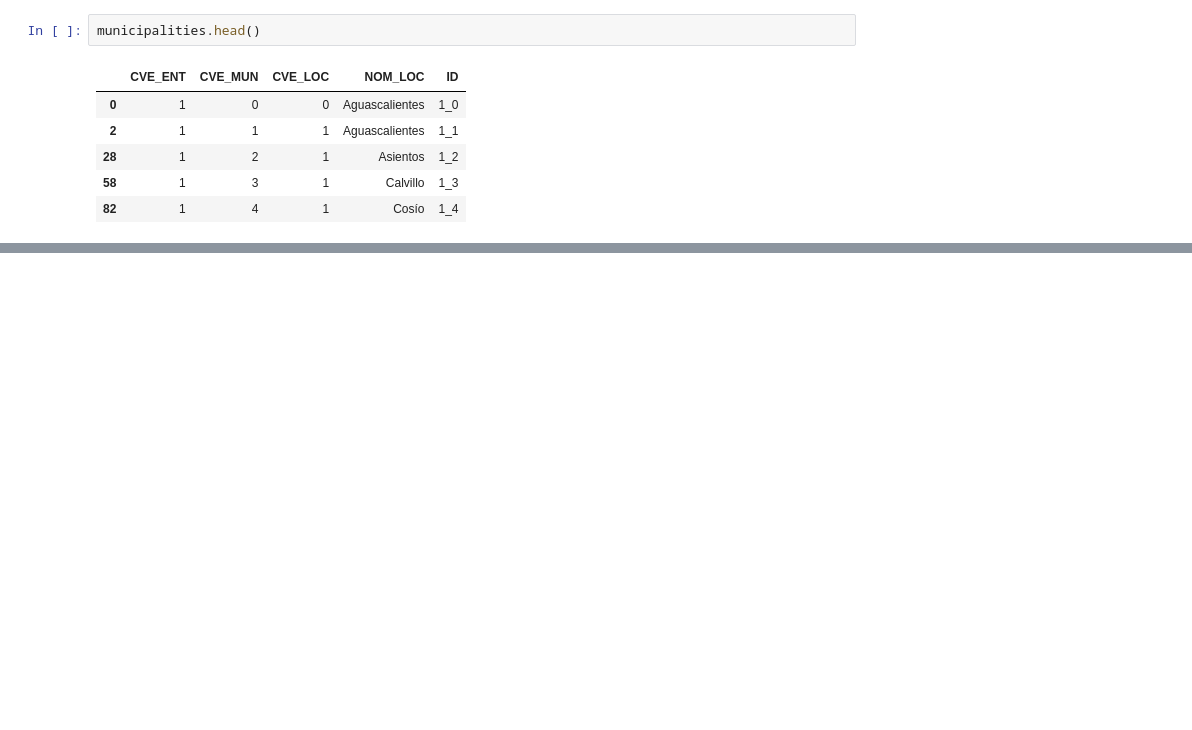
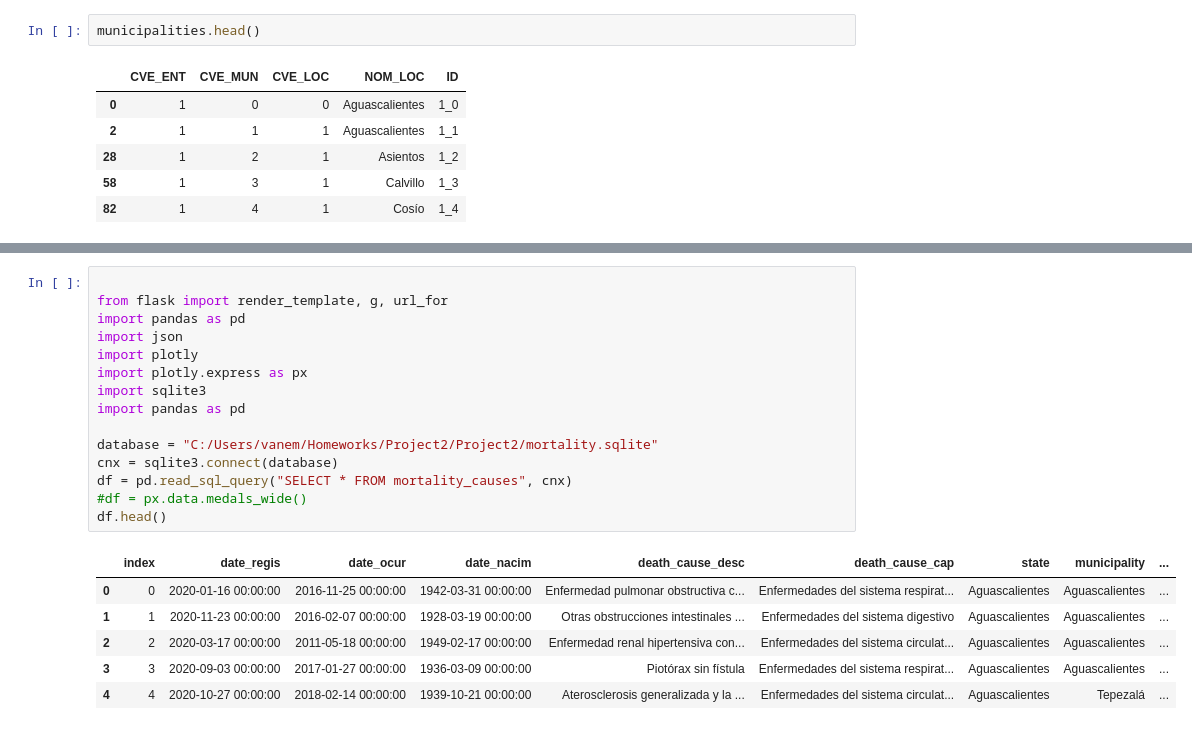
Before and after one commit to VanessaGuzman12/Project2, a Jupyter notebook: Diseases.ipynb, the cells around one changed output, grey strips where cells are left out. Cells and saved outputs as stored; diff of their text form; blank space fills up the shorter version.

```diff
--- a/Diseases.ipynb
+++ b/Diseases.ipynb
@@ -327,0 +355,22 @@ death_age FLOAT
+# %%
+
+from flask import render_template, g, url_for
+import pandas as pd
+import json
+import plotly
+import plotly.express as px
+import sqlite3
+import pandas as pd
+
+database = "C:/Users/vanem/Homeworks/Project2/Project2/mortality.sqlite"
+cnx = sqlite3.connect(database)
+df = pd.read_sql_query("SELECT * FROM mortality_causes", cnx)
+#df = px.data.medals_wide()
+df.head()
+# %% [output]
+|  | index | date_regis | date_ocur | date_nacim | death_cause_desc | death_cause_cap | state | municipality | ... |
+| 0 | 0 | 2020-01-16 00:00:00 | 2016-11-25 00:00:00 | 1942-03-31 00:00:00 | Enfermedad pulmonar obstructiva c... | Enfermedades del sistema respirat... | Aguascalientes | Aguascalientes | ... |
+| 1 | 1 | 2020-11-23 00:00:00 | 2016-02-07 00:00:00 | 1928-03-19 00:00:00 | Otras obstrucciones intestinales ... | Enfermedades del sistema digestivo | Aguascalientes | Aguascalientes | ... |
+| 2 | 2 | 2020-03-17 00:00:00 | 2011-05-18 00:00:00 | 1949-02-17 00:00:00 | Enfermedad renal hipertensiva con... | Enfermedades del sistema circulat... | Aguascalientes | Aguascalientes | ... |
+| 3 | 3 | 2020-09-03 00:00:00 | 2017-01-27 00:00:00 | 1936-03-09 00:00:00 | Piotórax sin fístula | Enfermedades del sistema respirat... | Aguascalientes | Aguascalientes | ... |
+| 4 | 4 | 2020-10-27 00:00:00 | 2018-02-14 00:00:00 | 1939-10-21 00:00:00 | Aterosclerosis generalizada y la ... | Enfermedades del sistema circulat... | Aguascalientes | Tepezalá | ... |
```
Also changed, not shown: parts of 22 cells of this notebook, 4 other files.
